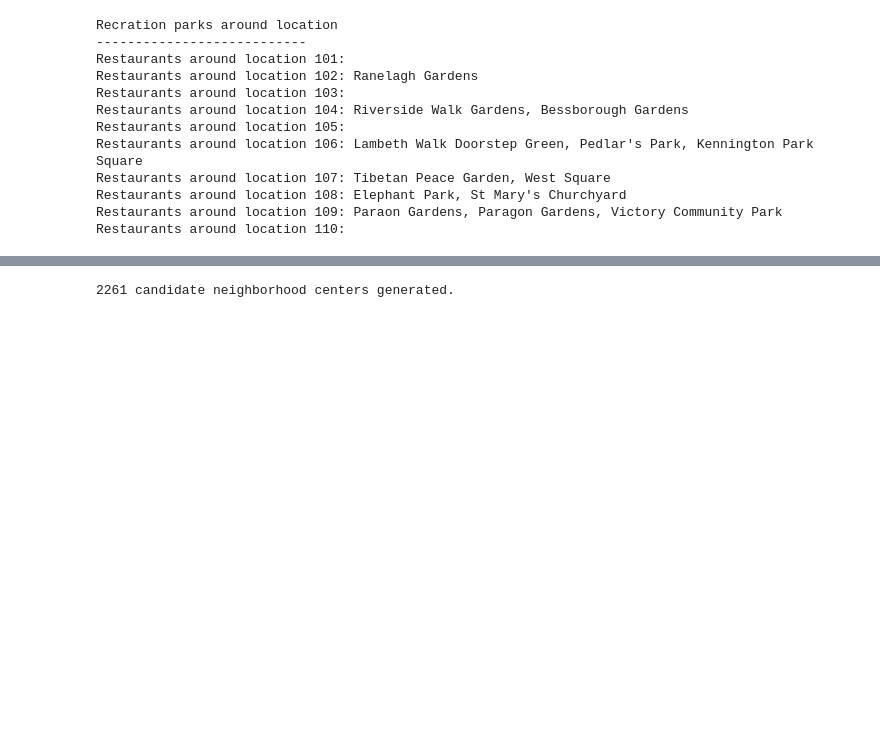
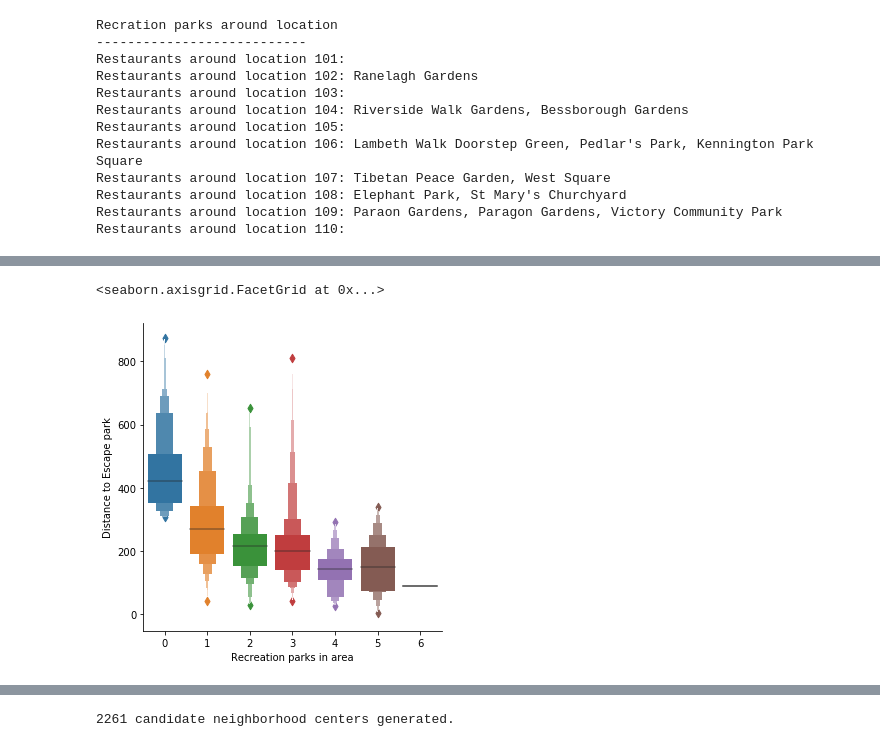
Before and after one commit to KostasAvgitidis/CourseraCapstone, a Jupyter notebook: The Battle of the Neighborhoods.ipynb, the cells around one changed output, grey strips where cells are left out. Saved outputs shown, nothing was run; the diff lists cells and outputs as text; code cells hidden in the pictures; blank space fills up the shorter version.

Commit message:
fixes / boxen plots

```diff
--- a/The Battle of the Neighborhoods.ipynb
+++ b/The Battle of the Neighborhoods.ipynb
@@ -473,6 +473,14 @@ for area_x, area_y in zip(xs, ys):
     distances_to_escape_park.append(min_distance)
 
 df_locations['Distance to Escape park'] = distances_to_escape_park
+# %%
+import matplotlib.pyplot as plt
+import seaborn as sns
+diamonds = sns.load_dataset("diamonds")
+sns.catplot(x="Recreation parks in area", y="Distance to Escape park",kind="boxen", data=df_locations.sort_values("Recreation parks in area"))
+# %% [output]
+<seaborn.axisgrid.FacetGrid at 0x...>
+[figure, added]
 # %%
 parks_latlons = [[res[2], res[3]] for res in parks.values()]
 
```
Also changed, not shown: parts of 6 cells of this notebook.
